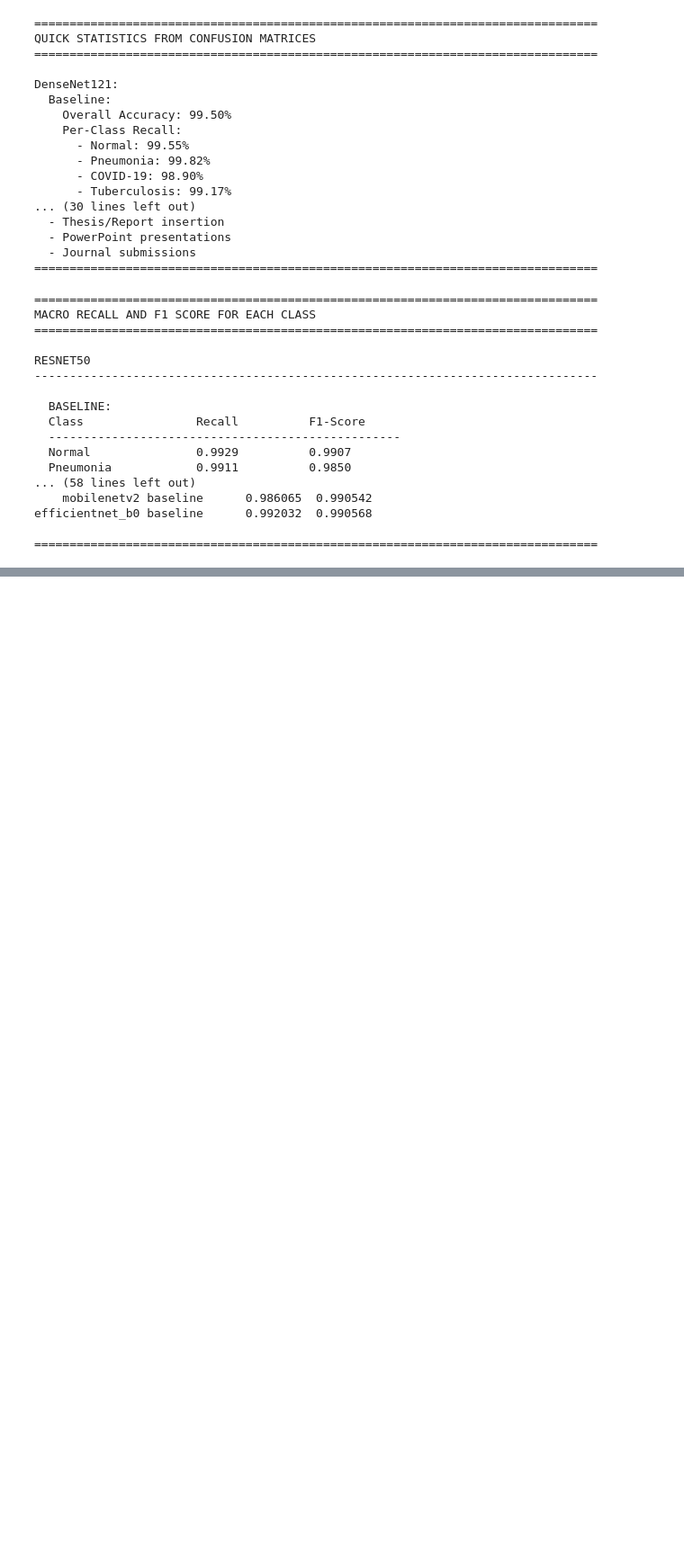
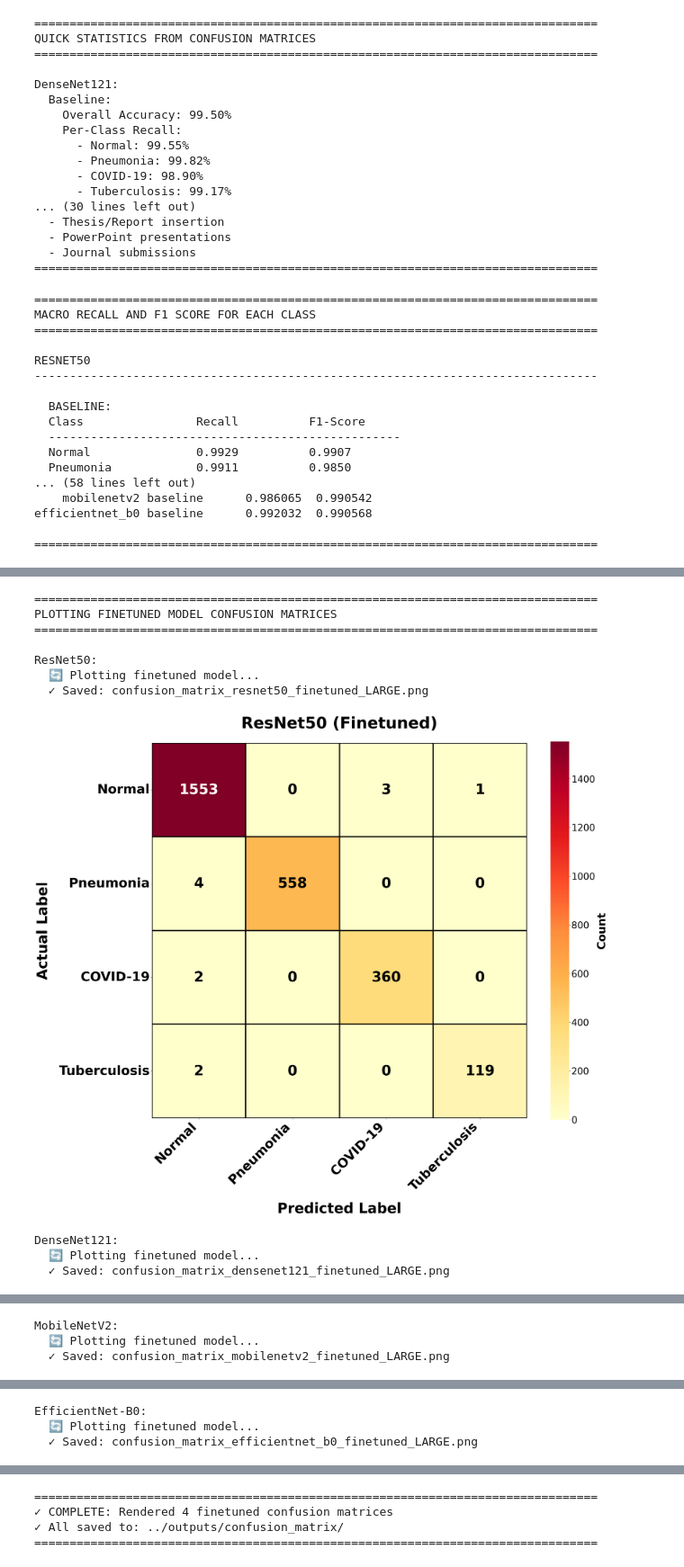
Before and after one commit to shien20/MedScan, a Jupyter notebook: notebooks/improved_confusion_matrices.ipynb, the cells around one changed output, grey strips where cells are left out. Shown at 90% size. Cells and saved outputs as stored; diff of their text form; code cells hidden in the pictures; blank space fills up the shorter version.

```diff
--- a/notebooks/improved_confusion_matrices.ipynb
+++ b/notebooks/improved_confusion_matrices.ipynb
@@ -419,0 +1003,42 @@ efficientnet_b0 baseline      0.992032  0.990568
+# %%
+print("\n" + "="*80)
+print("PLOTTING FINETUNED MODEL CONFUSION MATRICES")
+print("="*80)
+
+total_finetuned_cm = 0
+
+for model_name in finetuned_models.keys():
+    if model_name in finetuned_confusion_matrices:
+        cm = finetuned_confusion_matrices[model_name]
+
+        # Create title with model name and finetuned type
+        title = f'{model_name} (Finetuned)'
+
+        # Create filename
+        file_model_name = model_name.lower().replace('-', '_').replace('.', '')
+        filename = f'confusion_matrix_{file_model_name}_finetuned_LARGE.png'
+
+        print(f"\n{model_name}:")
+        print(f"  🔄 Plotting finetuned model...")
+        plot_large_confusion_matrix_finetuned(cm, title, filename)
+        total_finetuned_cm += 1
+    else:
+        print(f"\n{model_name}:")
+        print(f"  ✗ Data not available")
+
+print(f"\n" + "="*80)
+print(f"✓ COMPLETE: Rendered {total_finetuned_cm} finetuned confusion matrices")
+print(f"✓ All saved to: {confusion_matrix_output_path}")
+print("="*80)
+# %% [output]
+================================================================================
+PLOTTING FINETUNED MODEL CONFUSION MATRICES
+================================================================================
+
+ResNet50:
+  🔄 Plotting finetuned model...
+  ✓ Saved: confusion_matrix_resnet50_finetuned_LARGE.png
+[figure, added]
+DenseNet121:
+  🔄 Plotting finetuned model...
+  ✓ Saved: confusion_matrix_densenet121_finetuned_LARGE.png
@@ -419,0 +1046,3 @@ efficientnet_b0 baseline      0.992032  0.990568
+MobileNetV2:
+  🔄 Plotting finetuned model...
+  ✓ Saved: confusion_matrix_mobilenetv2_finetuned_LARGE.png
@@ -419,0 +1050,3 @@ efficientnet_b0 baseline      0.992032  0.990568
+EfficientNet-B0:
+  🔄 Plotting finetuned model...
+  ✓ Saved: confusion_matrix_efficientnet_b0_finetuned_LARGE.png
@@ -419,0 +1054,4 @@ efficientnet_b0 baseline      0.992032  0.990568
+================================================================================
+✓ COMPLETE: Rendered 4 finetuned confusion matrices
+✓ All saved to: ../outputs/confusion_matrix/
+================================================================================
```
Also changed, not shown: parts of 10 cells of this notebook, 4 other files.
